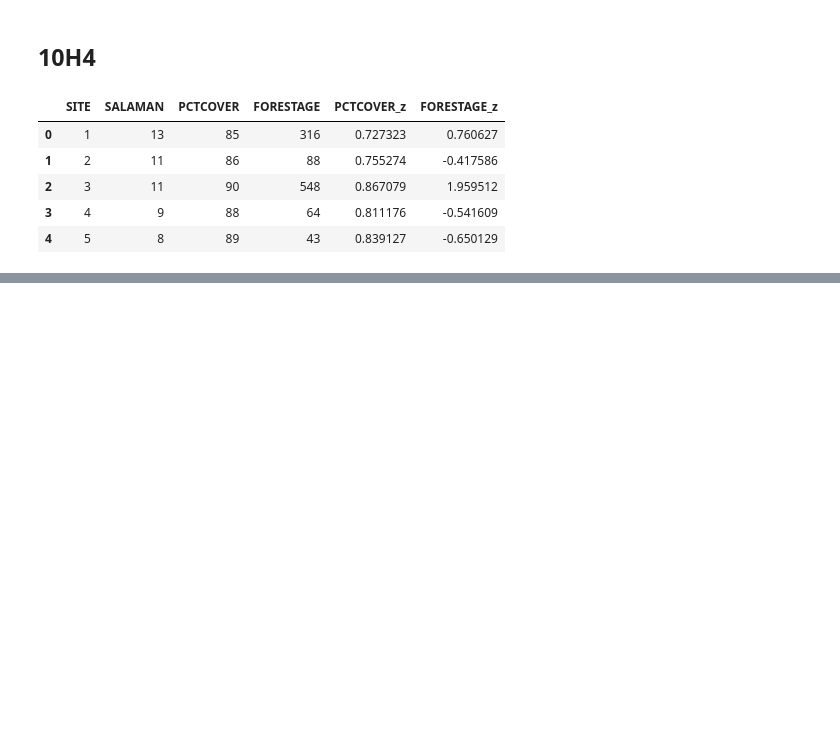
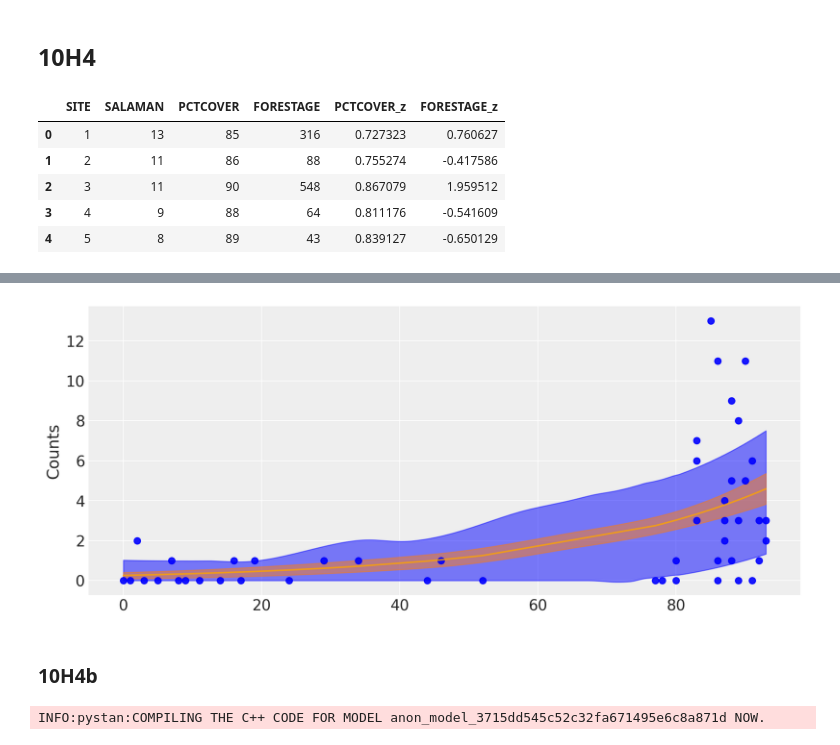
Before and after one commit to bennywee/rethinking_notes, a Jupyter notebook: chapter_10/ch_10_stan.ipynb, the cells around one changed output, grey strips where cells are left out. Drawn from its saved outputs; the diff is of its cells as text; code cells hidden in the pictures; blank space fills up the shorter version.

Commit message:
completed stan questions chapter 10

```diff
--- a/chapter_10/ch_10_stan.ipynb
+++ b/chapter_10/ch_10_stan.ipynb
@@ -554,0 +560,6 @@ convergence, Rhat=1).
+# %%
+fit_h4_1_df = fit_h4_1.to_dataframe()
+# %%
+lambda_df = fit_h4_1_df.filter(regex=('lambda*'))
+ppc_df = fit_h4_1_df.filter(regex=('y_hat'))
+ppc_df
@@ -554,0 +596,11 @@ convergence, Rhat=1).
+# %%
+# Expected value = posterior mean of lambda, expected counts is mean of posterior predictions
+mean_lambda = lambda_df.mean(0)
+
+# Sort and resset the index to plot renders correctly
+mean_lambda_df = pd.concat([sal.PCTCOVER, pd.DataFrame(mean_lambda).reset_index().iloc[:, -1]], axis=1)\
+                   .rename(columns={0: "lamb"})\
+                   .sort_values(by=['PCTCOVER'])\
+                   .reset_index()
+
+mean_lambda_df.head()
@@ -554,0 +614,12 @@ convergence, Rhat=1).
+# %%
+plt.figure(figsize=(12,5))
+az.plot_hpd(sal.PCTCOVER, ppc_df, credible_interval=0.89, color = 'blue')
+az.plot_hpd(sal.PCTCOVER, lambda_df, credible_interval=0.89)
+#plt.plot(sal.PCTCOVER, lambda_df.mean(0), color='orange', alpha=0.8) # Plot renders incorrectly
+plt.plot(mean_lambda_df.PCTCOVER, mean_lambda_df.lamb, color='orange', alpha=0.8)
+plt.scatter(sal.PCTCOVER, sal.SALAMAN, color = 'blue', alpha = 0.9)
+plt.ylabel("Counts");
+# %% [output]
+[figure, added]
+# %% [markdown]
+### 10H4b
@@ -554,0 +661,4 @@ convergence, Rhat=1).
+# %%
+sm_h4_2 = pystan.StanModel(model_code=h4_2)
+# %% [output]
+INFO:pystan:COMPILING THE C++ CODE FOR MODEL anon_model_3715dd545c52c32fa671495e6c8a871d NOW.
```
Also changed, not shown: parts of 12 cells of this notebook, 1 other file.
